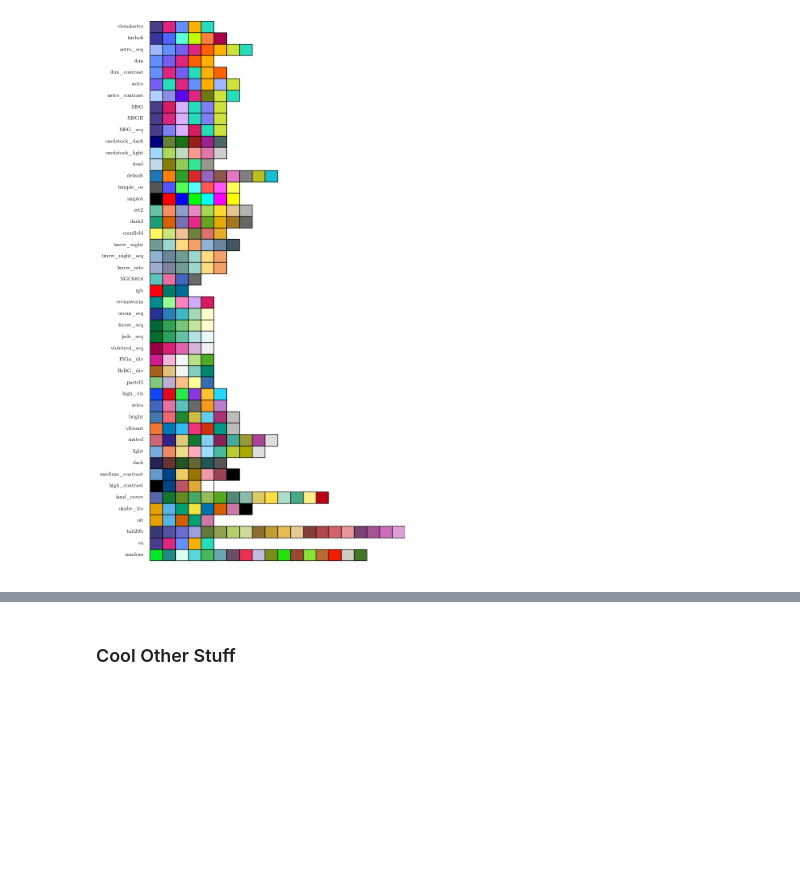
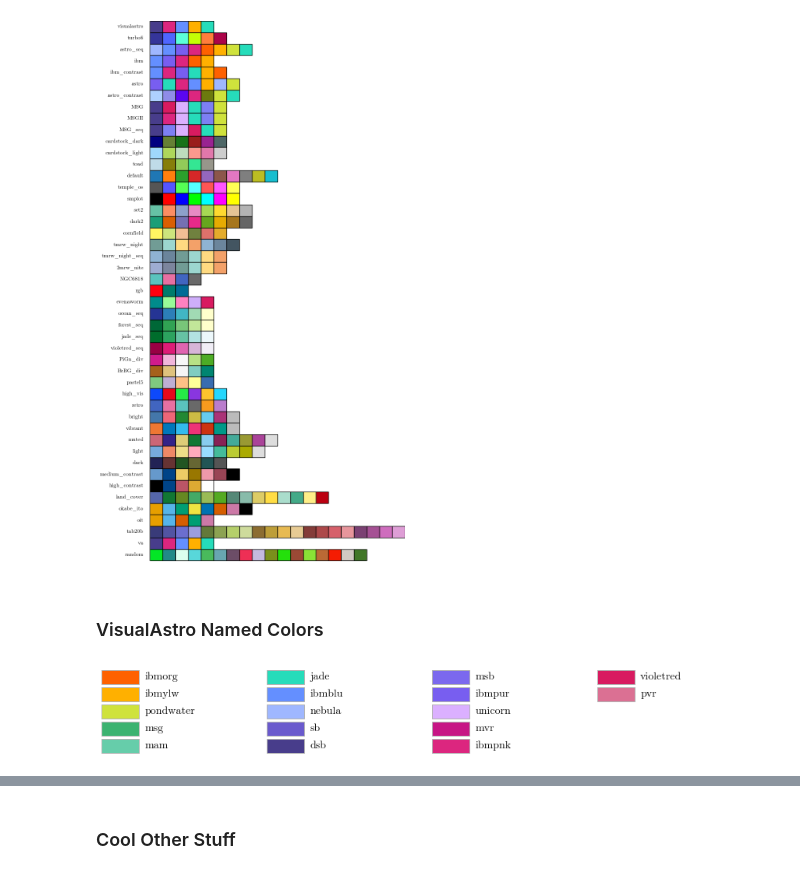
Before and after one commit to elkogerville/VisualAstro, a Jupyter notebook: examples/color_guide.ipynb, the cells around one changed output, grey strips where cells are left out. Saved outputs shown, nothing was run; the diff lists cells and outputs as text; code cells hidden in the pictures; blank space fills up the shorter version.

Commit message:
added named colors to color_guide

```diff
--- a/examples/color_guide.ipynb
+++ b/examples/color_guide.ipynb
@@ -130,3 +130,9 @@ You can also do `va.help.color(cvd_type='all')` to see the each colorset in cvd
 va.help.color()
 # %% [output]
 [figure]
+# %% [markdown]
+### VisualAstro Named Colors
+# %%
+va.help.va_colors()
+# %% [output]
+[figure, added]
```
Also changed, not shown: parts of 4 cells of this notebook.
